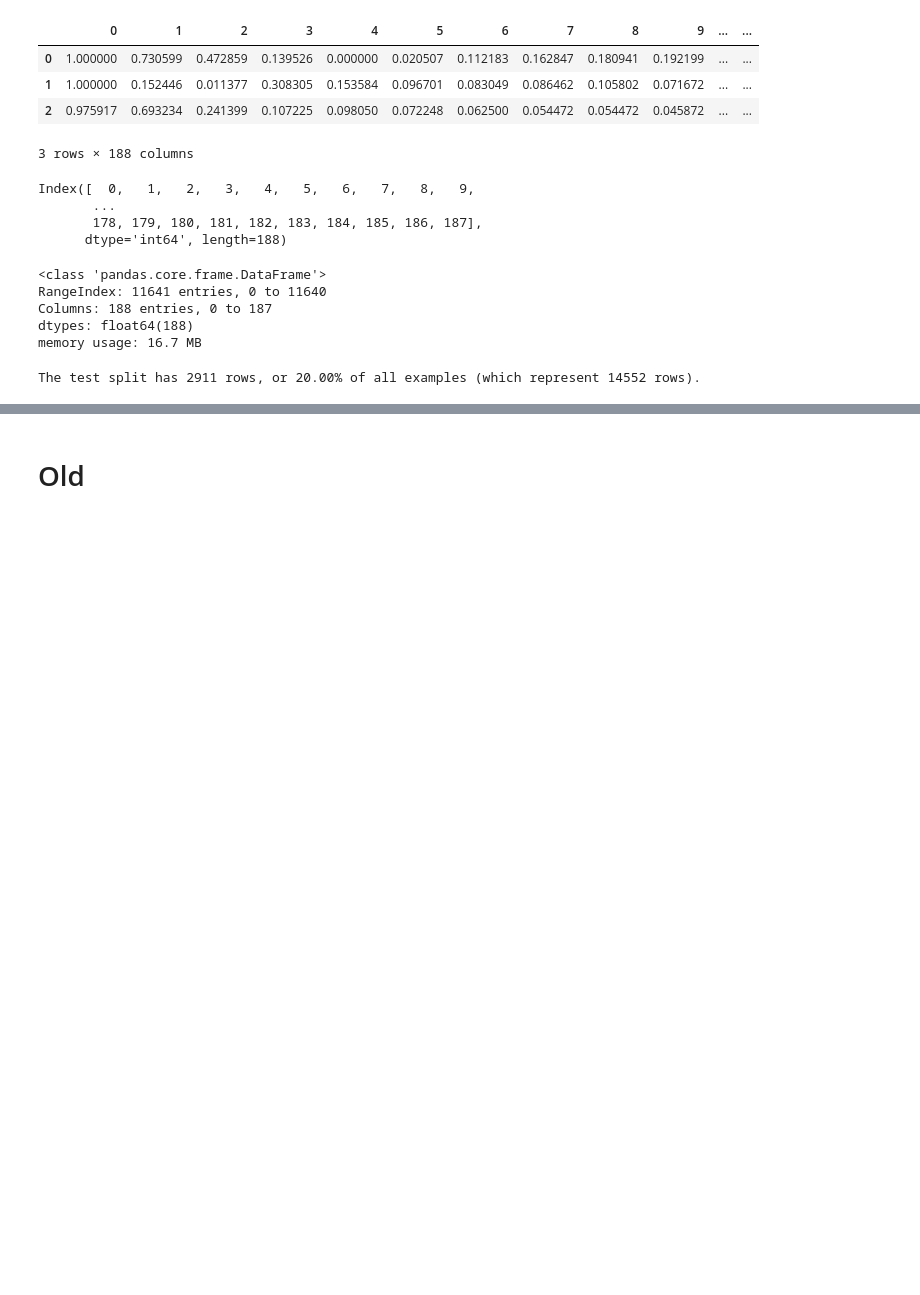
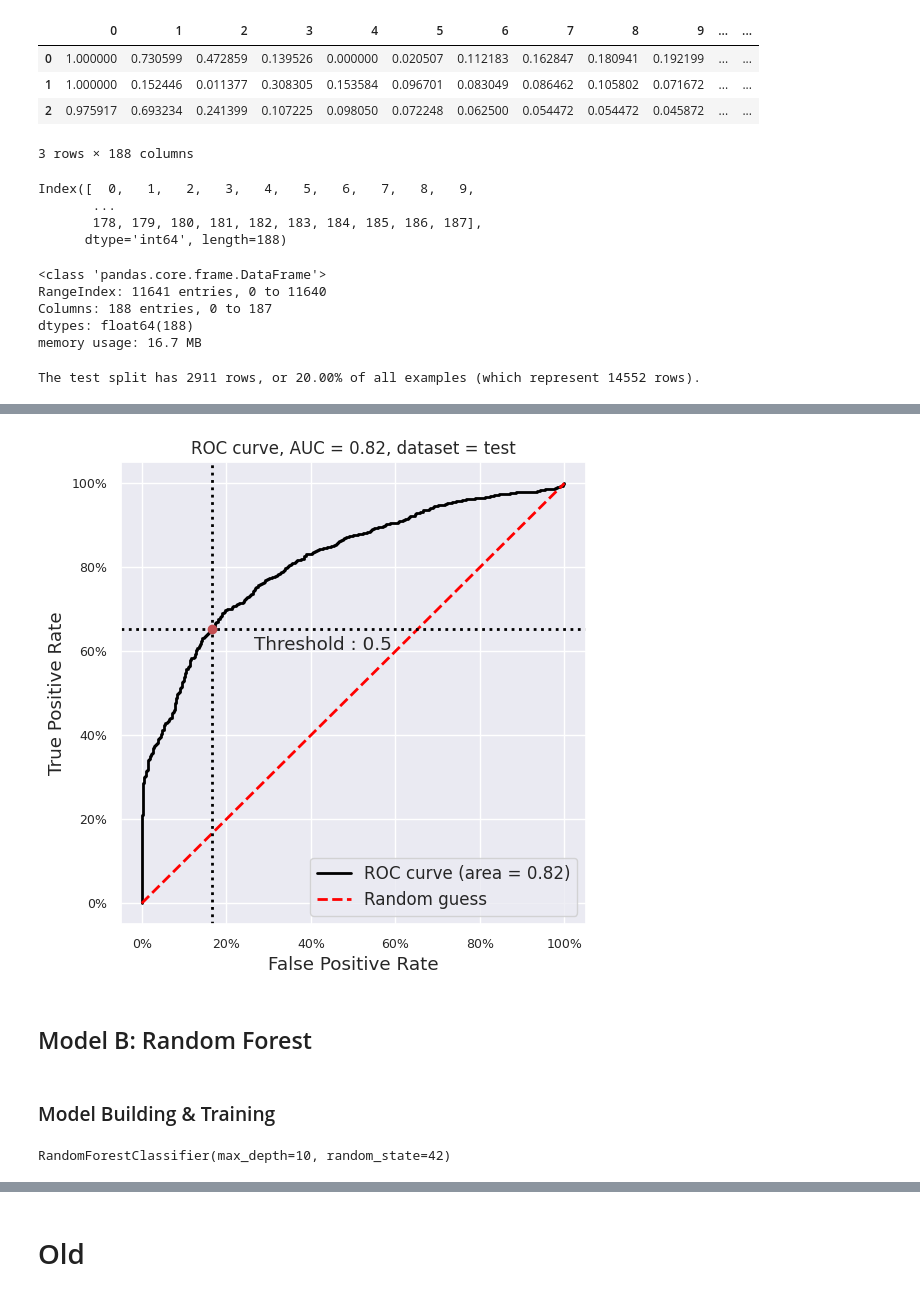
Before and after one commit to juliepinole/proj2, a Jupyter notebook: task_1/Task_1_ML.ipynb, the cells around one changed output, grey strips where cells are left out. Cells and saved outputs as stored; diff of their text form; code cells hidden in the pictures; blank space fills up the shorter version.

```diff
--- a/task_1/Task_1_ML.ipynb
+++ b/task_1/Task_1_ML.ipynb
@@ -171,0 +473,3 @@ import graph as gr
+# %%
+fpr, tpr, thresholds = roc_curve(y_true, y_pred)
+auc_performance = auc(fpr, tpr)
@@ -171,0 +493,22 @@ import graph as gr
+# %%
+gr.custom_roc_curve(
+        fpr,
+        tpr,
+        thresholds,
+        thresholds_to_plot=[0.5],
+        figsize=(6,6),
+        fontsize={
+            'ax_title': 12,
+        },
+        dataset_type=base.data_set,
+        auc_performance=auc_performance,
+        y_text_margin=0.05,
+        x_text_margin=0.1,
+        plot_threshold=True,
+)
+# %% [output]
+[figure, added]
+# %% [markdown]
+## Model B: Random Forest
+# %% [markdown]
+### Model Building & Training
@@ -171,0 +518,16 @@ import graph as gr
+# %%
+# Import the model we are using
+from sklearn.ensemble import RandomForestClassifier
+# Instantiate model with 100 decision trees
+rf = RandomForestClassifier(
+	n_estimators = 100,
+	random_state = 42,
+	max_depth = 10,
+	min_samples_split=2,
+	min_samples_leaf=1,
+	max_leaf_nodes=None,
+	)
+# Train the model on training data
+rf.fit(X_train_df['all'], y_train_df)
+# %% [output]
+RandomForestClassifier(max_depth=10, random_state=42)
```
Also changed, not shown: parts of 79 cells of this notebook, 3 other files.
